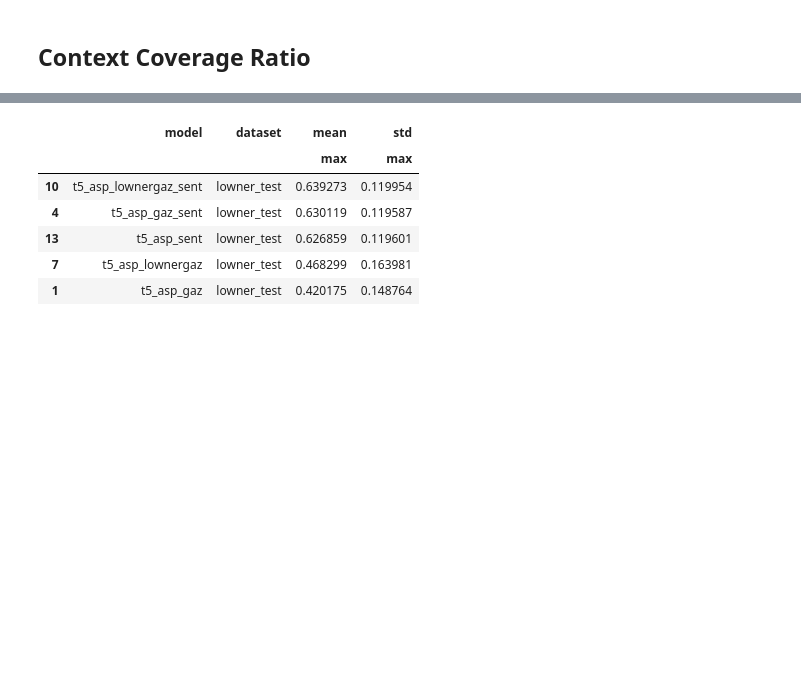
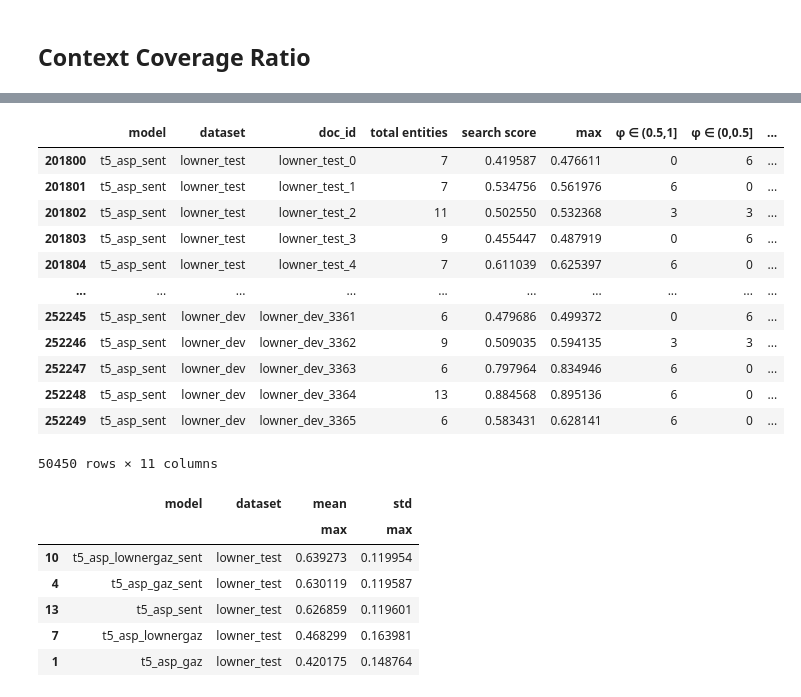
Before and after one commit to roebbert92/thesis, a Jupyter notebook: evaluations/01_performance.ipynb, the cells around one changed output, grey strips where cells are left out. Drawn from its saved outputs; the diff is of its cells as text; code cells hidden in the pictures; blank space fills up the shorter version.

Commit message:
calculated search score (weighted average cosine)

```diff
--- a/evaluations/01_performance.ipynb
+++ b/evaluations/01_performance.ipynb
@@ -286,3 +286,19 @@ df.head()
+# %%
+df[df["model"] == "t5_asp_sent"]
+# %% [output]
+|  | model | dataset | doc_id | total entities | search score | max | φ ∈ (0.5,1] | φ ∈ (0,0.5] | ... |
+| 201800 | t5_asp_sent | lowner_test | lowner_test_0 | 7 | 0.419587 | 0.476611 | 0 | 6 | ... |
+| 201801 | t5_asp_sent | lowner_test | lowner_test_1 | 7 | 0.534756 | 0.561976 | 6 | 0 | ... |
+| 201802 | t5_asp_sent | lowner_test | lowner_test_2 | 11 | 0.502550 | 0.532368 | 3 | 3 | ... |
+| 201803 | t5_asp_sent | lowner_test | lowner_test_3 | 9 | 0.455447 | 0.487919 | 0 | 6 | ... |
+| 201804 | t5_asp_sent | lowner_test | lowner_test_4 | 7 | 0.611039 | 0.625397 | 6 | 0 | ... |
+| ... | ... | ... | ... | ... | ... | ... | ... | ... | ... |
+| 252245 | t5_asp_sent | lowner_dev | lowner_dev_3361 | 6 | 0.479686 | 0.499372 | 0 | 6 | ... |
+| 252246 | t5_asp_sent | lowner_dev | lowner_dev_3362 | 9 | 0.509035 | 0.594135 | 3 | 3 | ... |
+| 252247 | t5_asp_sent | lowner_dev | lowner_dev_3363 | 6 | 0.797964 | 0.834946 | 6 | 0 | ... |
+| 252248 | t5_asp_sent | lowner_dev | lowner_dev_3364 | 13 | 0.884568 | 0.895136 | 6 | 0 | ... |
+| 252249 | t5_asp_sent | lowner_dev | lowner_dev_3365 | 6 | 0.583431 | 0.628141 | 6 | 0 | ... |
+50450 rows × 11 columns
 # %%
 from evaluations.performance_01 import get_search_results_data_ccr_max
 
```
Also changed, not shown: parts of 3 cells of this notebook, 2 other files.
